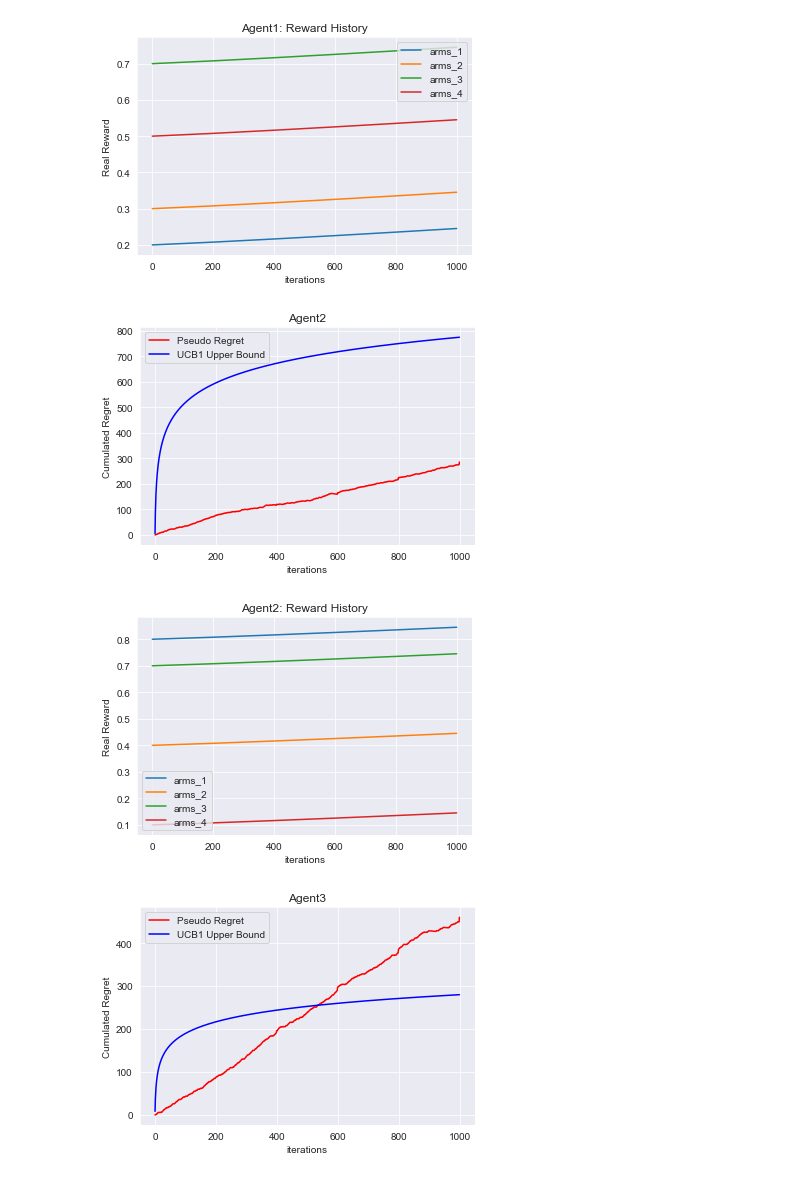
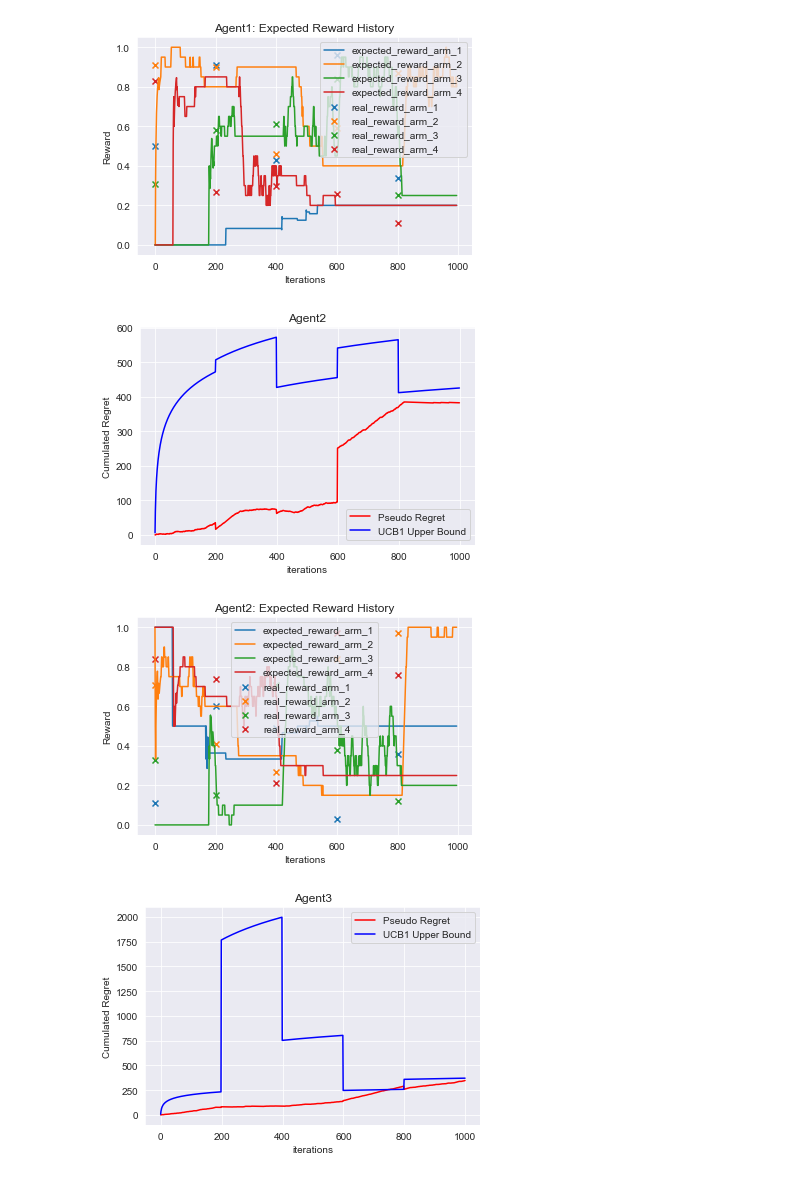
Before and after one commit to AnnaMartignano/multi-agent-MAB, a Jupyter notebook: Multi-Agent-UCB-Non-Stationary.ipynb, the cells around one changed output. Cells and saved outputs as stored; diff of their text form; code cells hidden in the pictures.

Commit message:
need to be refactoredgit add Multi-Agent-UCB-Non-Stationary.ipynb Multi-Agent-UCB.ipynb Single-Agent-UCB.ipynb

```diff
--- a/Multi-Agent-UCB-Non-Stationary.ipynb
+++ b/Multi-Agent-UCB-Non-Stationary.ipynb
@@ -160,0 +234,10 @@ min(1,2)
+# %%
+import numpy as np
+weight = [0.8**i for i in range(4)]
+print(weight[::-1])
+print()
+i=1
+a = [1,2,3,4]
+print(a[:2].count(i))
+b = np.average(a,weights=weight[::-1])
+print(b)
@@ -205,13 +293,14 @@ class MultiAgentUCB:
 
         for t in range(self.iterations):
 
-            if((t+1) % self.period == 0):
+            if((t+1) % self.period == 0 and (t+1)!=self.iterations):
                 for a in range(len(self.agents)):
                     self.agents[a].change_reward(t)
 
             #each agent computes R and B
-            for a in range(len(self.agents)):
-                self.agents[a].compute_RB(t)
+            if(t >= self.n_arms):
+                for a in range(len(self.agents)):
+                    self.agents[a].compute_windowed_RB(t,20)
 
             #global arm selection
             if(t < self.n_arms):
@@ -228,7 +317,7 @@ class MultiAgentUCB:
 
             self.compute_global_reward(t)
             self.global_cum_r[pulled_arm] += self.global_rewards[t]
-            self.global_R_T[t] = (max(self.global_R) * (t+1)) - sum(self.global_cum_r)
+            self.global_R_T[t] = (max(self.global_R) * (t+1)) - sum(self.global_rewards)
             self.compute_upper_bound(t)
 
         for a in range(len(self.agents)):
@@ -237,6 +326,7 @@ class MultiAgentUCB:
             self.agents[a].plot_reward_history()
 
         self.plot_regret()
+        self.plot_reward()
 
     def plot_regret(self):
         plt.plot(self.global_R_T, 'r', label='Pseudo Regret')
@@ -246,15 +336,29 @@ class MultiAgentUCB:
         plt.title('Cumulated Regret for the Entire Network')
         plt.legend()
         plt.show()
+
+    def plot_reward(self):
+        plt.plot(np.cumsum(self.global_rewards))
+        top = np.cumsum(self.global_rewards)[-1]
+        plt.plot(self.iterations, top, 'rx', label="Final Reward {}".format(top))
+        plt.title('Cumulative Reward')
+        plt.ylabel('Reward')
+        plt.xlabel('iterations')
+        plt.legend()
+        plt.show()
 # %%
 #Test with only one agent
-agent1 = Agent('Agent1', 1000, 'Gaussian', [0.2, 0.3, 0.7, 0.5], 'pos_log')
-agent2 = Agent('Agent2', 1000, 'Binomial', [0.8, 0.4, 0.7, 0.1], 'pos_log')
-agent3 = Agent('Agent3', 1000, 'Binomial', [0.3, 0.9, 0.1, 0.4], 'pos_log')
+agent1 = Agent('Agent1', 1000, 'Binomial', ra1, 'step')
+agent2 = Agent('Agent2', 1000, 'Binomial', ra2, 'step')
+agent3 = Agent('Agent3', 1000, 'Binomial', ra3, 'step')
+agent4 = Agent('Agent4', 1000, 'Binomial', ra4, 'step')
+agent5 = Agent('Agent5', 1000, 'Binomial', ra5, 'step')
 multi = MultiAgentUCB(1000,200,4)
 multi.add_agent(agent1)
 multi.add_agent(agent2)
 multi.add_agent(agent3)
+multi.add_agent(agent4)
+multi.add_agent(agent5)
 multi.start()
 # %% [output]
 Agent added!
@@ -264,4 +370,4 @@ Agent added!
-[figure, old version]
+[figure, new version]
-[figure, old version]
+[figure, new version]
-[figure, old version]
+[figure, new version]
-[figure, old version]
+[figure, new version]
```
Also changed, not shown: parts of 6 cells of this notebook, 2 other files.
